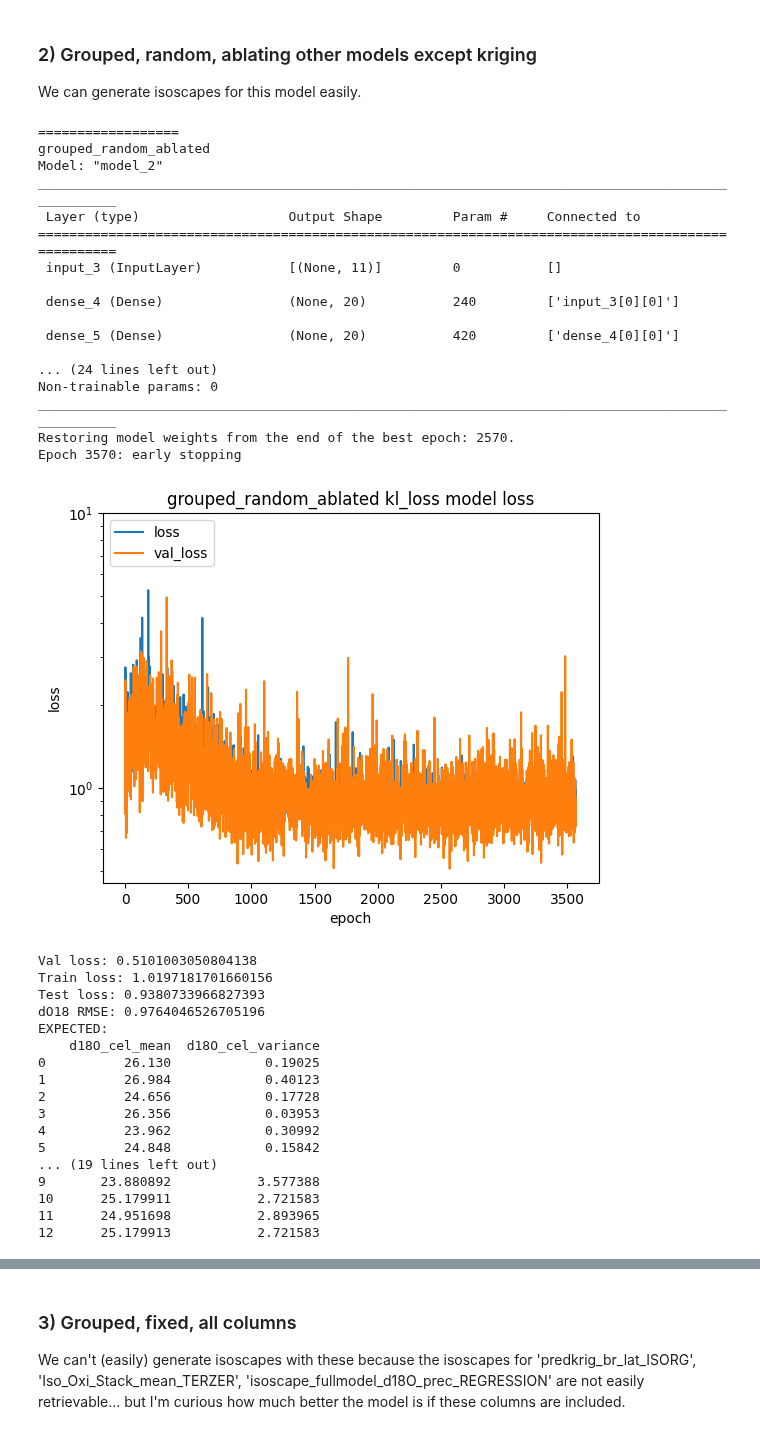
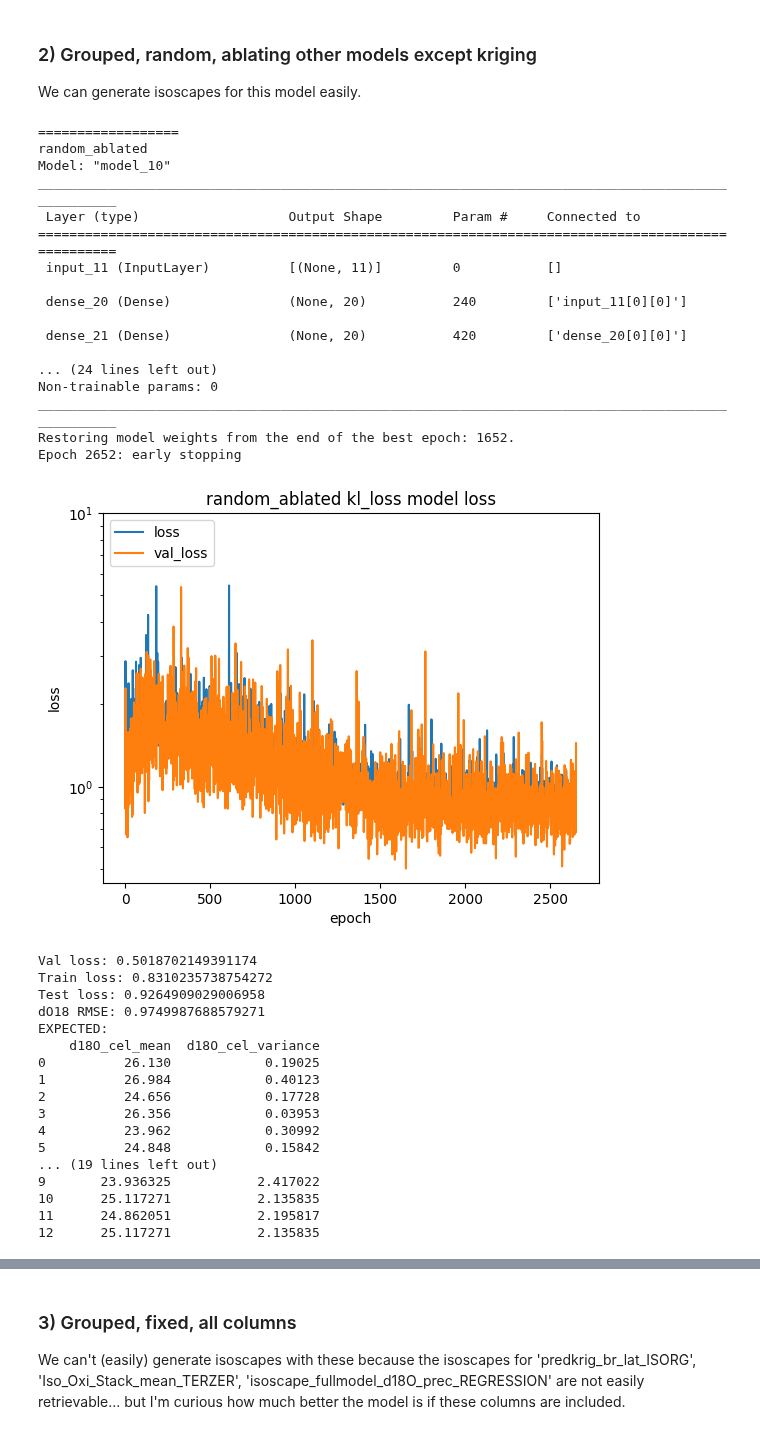
Before and after one commit to tnc-br/ddf-isoscapes, a Jupyter notebook: dnn/kriging_numerical_stability_bayesian_canonical.ipynb, the cells around one changed output, grey strips where cells are left out. Saved outputs shown, nothing was run; the diff lists cells and outputs as text; code cells hidden in the pictures.

```diff
--- a/dnn/kriging_numerical_stability_bayesian_canonical.ipynb
+++ b/dnn/kriging_numerical_stability_bayesian_canonical.ipynb
@@ -409,41 +409,40 @@ We can generate isoscapes for this model easily.
 # %%
 grouped_random_fileset = {
     'TRAIN' : os.path.join(FP_ROOT, 'amazon_sample_data/kriging_ensemble_experiment/uc_davis_train_random_grouped.csv'),
     'TEST' : os.path.join(FP_ROOT, 'amazon_sample_data/kriging_ensemble_experiment/uc_davis_test_random_grouped.csv'),
     'VALIDATION' : os.path.join(FP_ROOT, 'amazon_sample_data/kriging_ensemble_experiment/uc_davis_validation_random_grouped.csv'),
 }
 
-columns_to_keep = ['d18O_cel_mean', 'd18O_cel_variance',
-                   'lat', 'long', 'VPD', 'RH', 'PET', 'DEM', 'PA',
-                   'Mean Annual Temperature','Mean Annual Precipitation',
-                   'ordinary_kriging_linear_d18O_predicted_variance',
-                   'ordinary_kriging_linear_d18O_predicted_mean']
-
-data = load_and_scale(grouped_random_fileset, columns_to_keep)
-model = train_and_evaluate(data, "grouped_random_ablated", training_batch_size=3)
+columns_to_normalize = ['lat', 'long', 'VPD', 'RH', 'PET', 'DEM', 'PA',
+                        'Mean Annual Temperature',
+                        'Mean Annual Precipitation',
+                        'ordinary_kriging_linear_d18O_predicted_variance']
+columns_to_standardize = ['ordinary_kriging_linear_d18O_predicted_mean']
+data = load_and_scale(grouped_random_fileset, columns_to_normalize, columns_to_standardize)
+model = train_and_evaluate(data, "random_ablated", training_batch_size=3)
 # %% [output]
 ==================
-grouped_random_ablated
-Model: "model_2"
+random_ablated
+Model: "model_10"
 __________________________________________________________________________________________________
  Layer (type)                   Output Shape         Param #     Connected to
 ==================================================================================================
- input_3 (InputLayer)           [(None, 11)]         0           []
+ input_11 (InputLayer)          [(None, 11)]         0           []
 
- dense_4 (Dense)                (None, 20)           240         ['input_3[0][0]']
+ dense_20 (Dense)               (None, 20)           240         ['input_11[0][0]']
 
- dense_5 (Dense)                (None, 20)           420         ['dense_4[0][0]']
+ dense_21 (Dense)               (None, 20)           420         ['dense_20[0][0]']
 
 ... (24 lines left out)
 Non-trainable params: 0
 __________________________________________________________________________________________________
-Restoring model weights from the end of the best epoch: 2570.
-Epoch 3570: early stopping
+Restoring model weights from the end of the best epoch: 1652.
+Epoch 2652: early stopping
-[figure, old version]
+[figure, new version]
-Val loss: 0.5101003050804138
-Train loss: 1.0197181701660156
-Test loss: 0.9380733966827393
-dO18 RMSE: 0.9764046526705196
+Val loss: 0.5018702149391174
+Train loss: 0.8310235738754272
+Test loss: 0.9264909029006958
+dO18 RMSE: 0.9749987688579271
 EXPECTED:
     d18O_cel_mean  d18O_cel_variance
 0          26.130            0.19025
@@ -453,7 +452,7 @@ EXPECTED:
 4          23.962            0.30992
 5          24.848            0.15842
 ... (19 lines left out)
-9       23.880892           3.577388
-10      25.179911           2.721583
-11      24.951698           2.893965
-12      25.179913           2.721583
+9       23.936325           2.417022
+10      25.117271           2.135835
+11      24.862051           2.195817
+12      25.117271           2.135835
```
Also changed, not shown: parts of 4 cells of this notebook.
